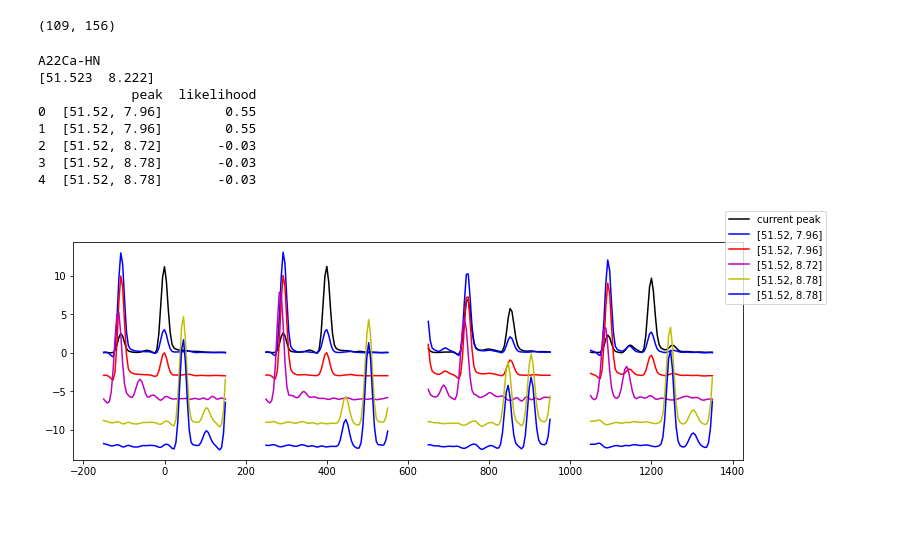
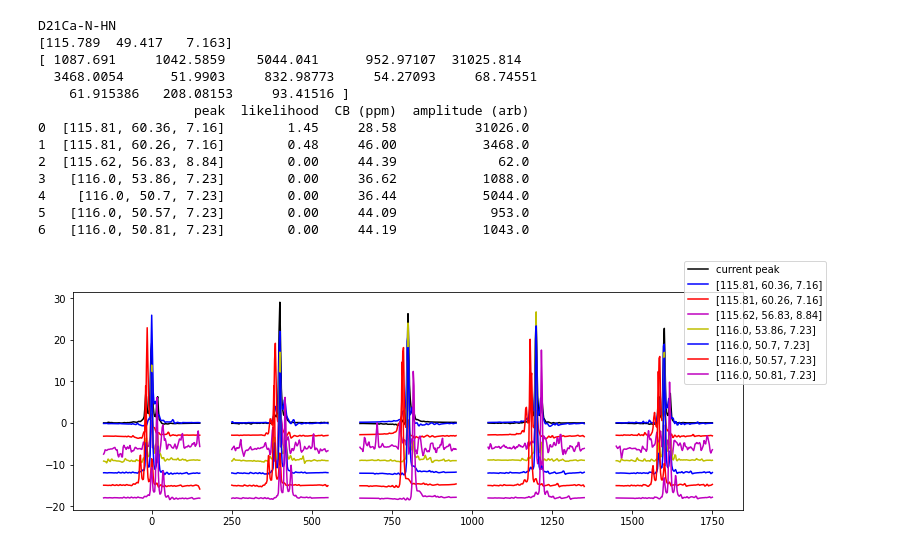
Before and after one commit to hkwang/COPS_analysis, a Jupyter notebook: dev/cops_xcorrelation_script.ipynb, the cells around one changed output. Cells and saved outputs as stored; diff of their text form; code cells hidden in the pictures; blank space fills up the shorter version.

Commit message:
amplitude reporting

```diff
--- a/dev/cops_xcorrelation_script.ipynb
+++ b/dev/cops_xcorrelation_script.ipynb
@@ -12,33 +12,37 @@ import pandas as pd
 import matplotlib.pyplot as plt
 from sklearn.cluster import SpectralBiclustering
 # %%
-b = cops_analyze(['../no_pyruvate/GB1_BCG1.ucsf','../no_pyruvate/GB1_BCG3.ucsf','../no_pyruvate/GB1_BCG5.ucsf','../no_pyruvate/GB1_BCG6.ucsf'], mode='HCA',pyruvate_on=False, cop_num=[1,3,4,5])
-tb_nopyr=pd.read_fwf('../no_pyruvate/GB1_BCG1.list', infer_nrows=300)
-tb_nopyr = tb_nopyr.rename(columns={'w1':'CA','w2':'HN'})
+b = cops_analyze(['./pyruvate_HNCA/HNCA_nocop.ft3','./pyruvate_HNCA/HNCA_cop1.ft3','./pyruvate_HNCA/HNCA_cop3.ft3','./pyruvate_HNCA/HNCA_cop4.ft3','./pyruvate_HNCA/HNCA_cop5.ft3','./pyruvate_HNCA/HNCA_cop6.ft3'], mode='HNCA',pyruvate_on=True)
+tb_nopyr=pd.read_fwf('./files/GB1_new.shifts', infer_nrows=300)
+tb_nopyr = tb_nopyr.rename(columns={'w1':'CA','w2':'N', 'w3':'HN'})
 
 #realign spectra
 tb_nopyr = tb_nopyr.set_index(tb_nopyr['Assignment'])
 tb_nopyr['is_sequential']=np.append([False], [len(tb_nopyr['Assignment'][i+1]) > len(tb_nopyr['Assignment'][i]) for i in range(len(tb_nopyr)-1)])
 #tb_nopyr.loc[tb_nopyr['is_sequential'],'CA']=tb_nopyr[~tb_nopyr['is_sequential']][['CA']][:-1].to_numpy() #enforce the same CA
 
-shifts_array = tb_nopyr[['CA', 'HN']].to_numpy(dtype=np.float32)
+shifts_array = tb_nopyr[['CA','N', 'HN']].to_numpy(dtype=np.float32)
+shifts_array[:,[0,1]]=shifts_array[:,[1,0]]
 
-dslice_cop_nopyr = np.array([np.array([b.extract1D(shifts_array[j], b.cop_dats[i], b.cop_unit_convs[i],sw=90, normalize=True)[1] for i in range(len(b.copnames))]).reshape(-1) for j in range(len(shifts_array))])
-dslice_cop_nopyr.shape
+#dslice_cop_nopyr = np.array([np.array([b.extract1D(shifts_array[j], b.cop_dats[i], b.cop_unit_convs[i],sw=80, normalize=True)[1] for i in range(len(b.cop_nums))]).reshape(-1) for j in range(len(shifts_array))])
+#dslice_cop_nopyr.shape
-# %% [output]
-(109, 156)
 # %%
 a = int_seq_match(b)#, peak_table_dir = './no_pyruvate/GB1_BCG1.list')
-print(tb_nopyr['Assignment'][42])
-print(shifts_array[42])
-fig = a.find_best_matches(shifts_array[42], gen_plot=True)
+print(tb_nopyr['Assignment'][40])
+print(shifts_array[40])
+fig = a.find_best_matches(shifts_array[40], snr=25,gen_plot=True)
 # %% [output]
-A22Ca-HN
-[51.523  8.222]
-            peak  likelihood
-0  [51.52, 7.96]        0.55
-1  [51.52, 7.96]        0.55
-2  [51.52, 8.72]       -0.03
-3  [51.52, 8.78]       -0.03
-4  [51.52, 8.78]       -0.03
+D21Ca-N-HN
+[115.789  49.417   7.163]
+[ 1087.691     1042.5859    5044.041      952.97107  31025.814
+  3468.0054      51.9903     832.98773     54.27093     68.74551
+    61.915386   208.08153     93.41516 ]
+                    peak  likelihood  CB (ppm)  amplitude (arb)
+0  [115.81, 60.36, 7.16]        1.45     28.58          31026.0
+1  [115.81, 60.26, 7.16]        0.48     46.00           3468.0
+2  [115.62, 56.83, 8.84]        0.00     44.39             62.0
+3   [116.0, 53.86, 7.23]        0.00     36.62           1088.0
+4    [116.0, 50.7, 7.23]        0.00     36.44           5044.0
+5   [116.0, 50.57, 7.23]        0.00     44.09            953.0
+6   [116.0, 50.81, 7.23]        0.00     44.19           1043.0
-[figure, old version]
+[figure, new version]
```
Also changed, not shown: 2 other files.
